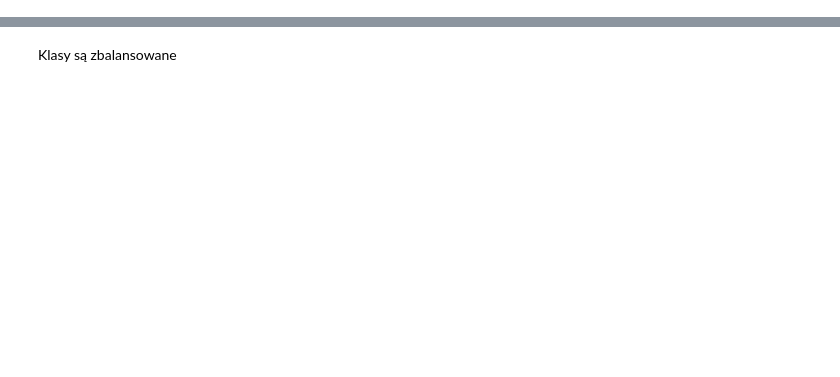
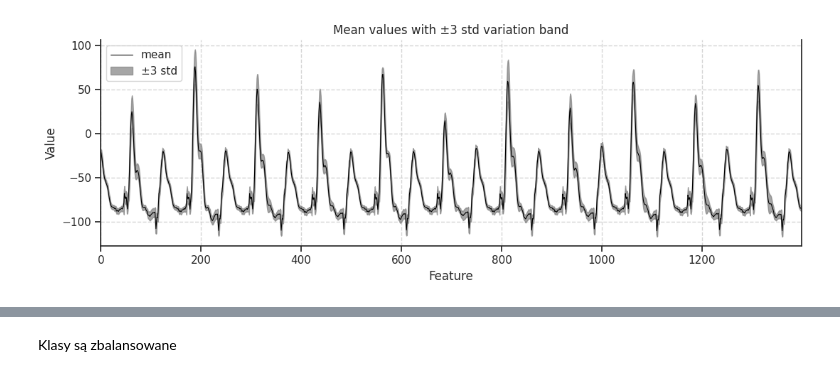
Before and after one commit to pzarczynski/SCA, a Jupyter notebook: notebooks/01_initial_eda.ipynb, the cells around one changed output, grey strips where cells are left out. Saved outputs shown, nothing was run; the diff lists cells and outputs as text; code cells hidden in the pictures; blank space fills up the shorter version.

```diff
--- a/notebooks/01_initial_eda.ipynb
+++ b/notebooks/01_initial_eda.ipynb
@@ -27 +30,6 @@ fig.savefig("figures/sample_traces.png", dpi=300)
+# %%
+fig = plots.plot_mean(X, sd=3)
+fig.savefig("figures/mean_trace.png", dpi=300)
+# %% [output]
+[figure, added]
 # %%
```
Also changed, not shown: parts of 11 cells of this notebook, 27 other files.
